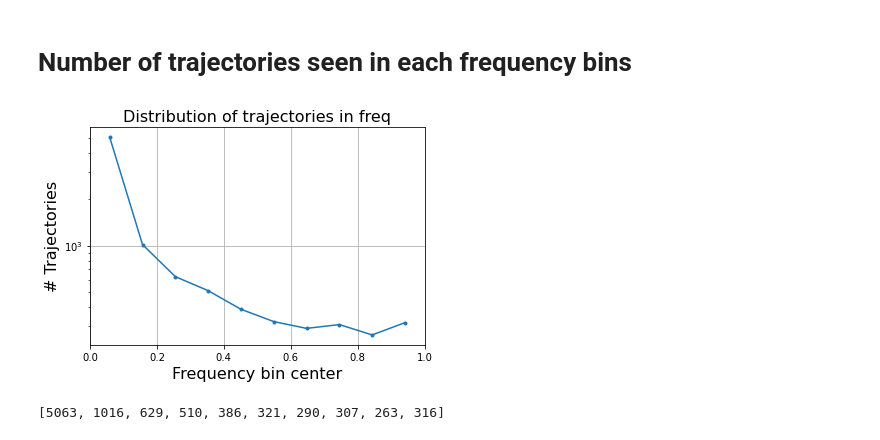
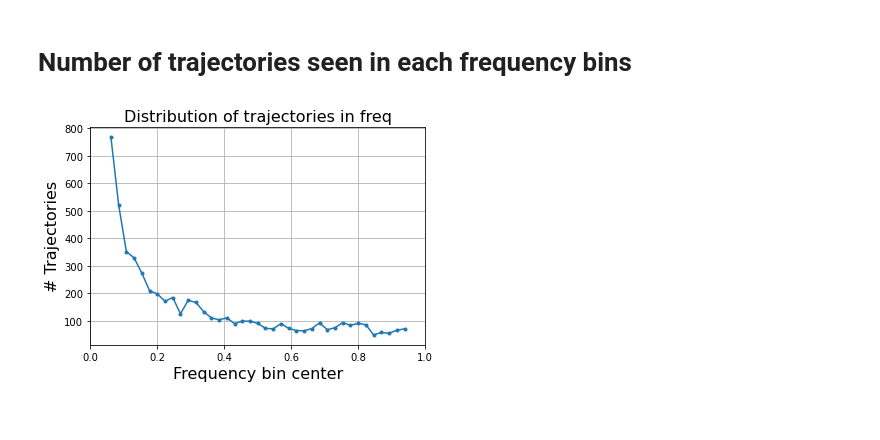
Before and after one commit to neherlab/HIVEVO_recombination, a Jupyter notebook: notebooks/Trajectory_characterisation.ipynb, the cells around one changed output. Drawn from its saved outputs; the diff is of its cells as text; code cells hidden in the pictures.

```diff
--- a/notebooks/Trajectory_characterisation.ipynb
+++ b/notebooks/Trajectory_characterisation.ipynb
@@ -79,8 +79,8 @@ plt.show()
 # %% [markdown]
 # Number of trajectories seen in each frequency bins
 # %%
-def get_freq_distribution(trajectories, nb_bin=10):
-    frequency_bins = np.linspace(0.01, 0.99, nb_bin)
+def get_freq_distribution(trajectories, nb_bin=10, bin_range=[0.01, 0.99]):
+    frequency_bins = np.linspace(bin_range[0], bin_range[1], nb_bin)
     nb_in = []
     for ii in range(len(frequency_bins) - 1):
         nb = len([traj for traj in trajectories if np.sum(np.logical_and(
@@ -96,17 +96,13 @@ def plot_freq_ditribution(frequency_bins, nb_in, fontsize=16):
     plt.plot(frequency_bins, nb_in, '.-')
     plt.xlabel("Frequency bin center", fontsize=16)
     plt.ylabel("# Trajectories", fontsize=16)
-    plt.yscale("log")
+#     plt.yscale("log")
     plt.xlim([0, 1])
     plt.grid()
 # %%
-frequency_bins, nb_in = get_freq_distribution(trajectories, nb_bin=11)
+frequency_bins, nb_in = get_freq_distribution(trajectories, nb_bin=40, bin_range=[0.05, 0.95])
 plot_freq_ditribution(frequency_bins, nb_in)
 
 plt.show()
 # %% [output]
-[figure, old version]
+[figure, new version]
-# %%
-nb_in
-# %% [output]
-[5063, 1016, 629, 510, 386, 321, 290, 307, 263, 316]
```
Also changed, not shown: parts of 4 cells of this notebook, 1 other file.
